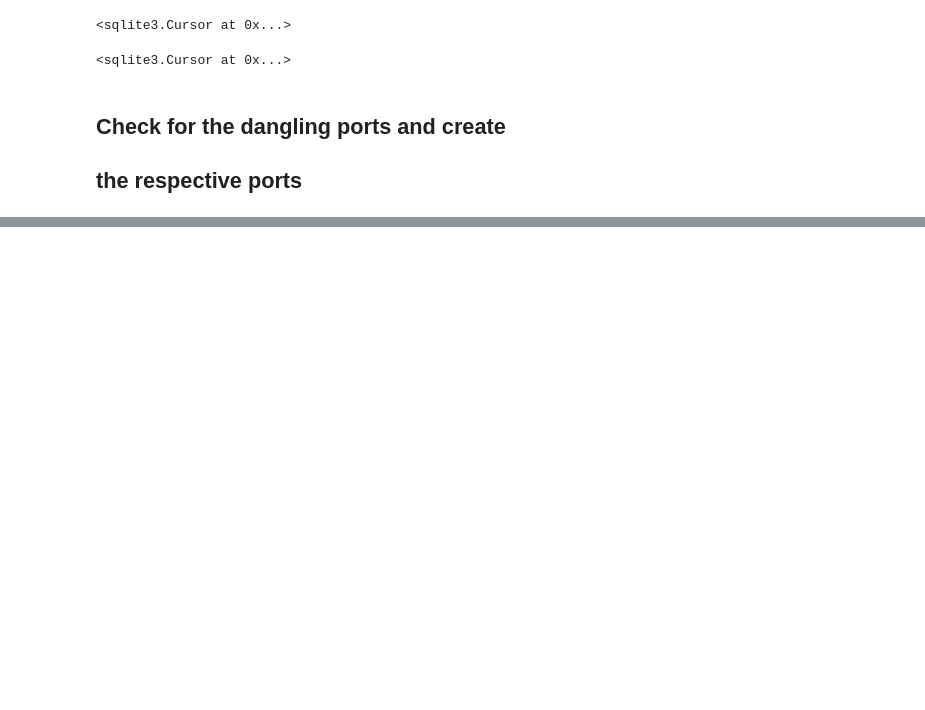
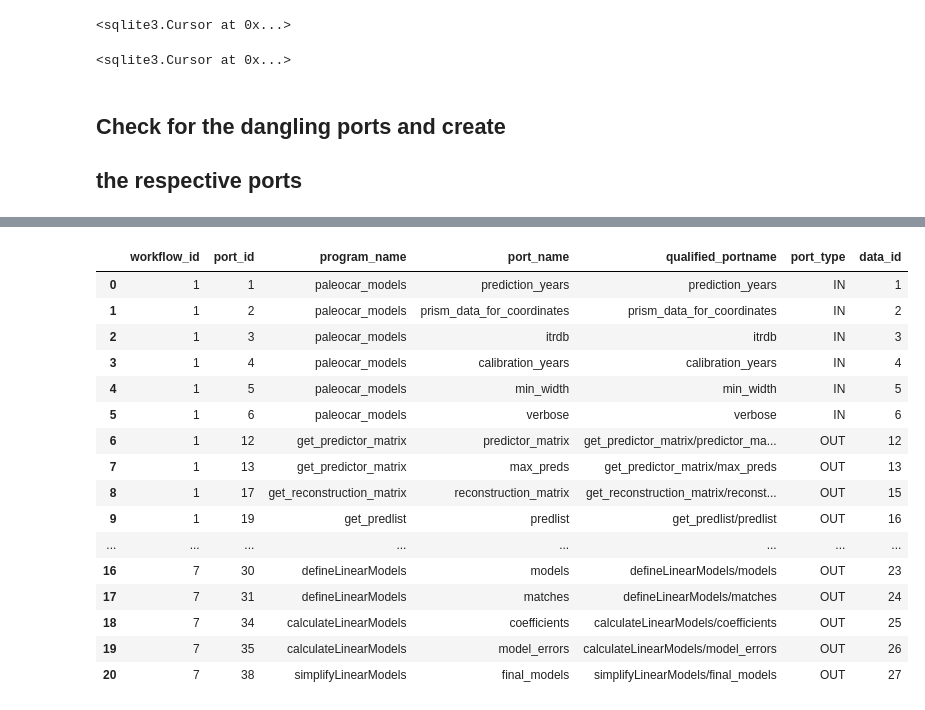
Before and after one commit to idaks/cwl_modeling, a Jupyter notebook: yw_cwl_modeling/yw_cwl_parser/yw2cwl_sql.ipynb, the cells around one changed output, grey strips where cells are left out. Cells and saved outputs as stored; diff of their text form; code cells hidden in the pictures; blank space fills up the shorter version.

```diff
--- a/yw_cwl_modeling/yw_cwl_parser/yw2cwl_sql.ipynb
+++ b/yw_cwl_modeling/yw_cwl_parser/yw2cwl_sql.ipynb
@@ -851,0 +884,20 @@ cwl_file_df
+# %%
+qual_portname
+# %% [output]
+|  | workflow_id | port_id | program_name | port_name | qualified_portname | port_type | data_id |
+| 0 | 1 | 1 | paleocar_models | prediction_years | prediction_years | IN | 1 |
+| 1 | 1 | 2 | paleocar_models | prism_data_for_coordinates | prism_data_for_coordinates | IN | 2 |
+| 2 | 1 | 3 | paleocar_models | itrdb | itrdb | IN | 3 |
+| 3 | 1 | 4 | paleocar_models | calibration_years | calibration_years | IN | 4 |
+| 4 | 1 | 5 | paleocar_models | min_width | min_width | IN | 5 |
+| 5 | 1 | 6 | paleocar_models | verbose | verbose | IN | 6 |
+| 6 | 1 | 12 | get_predictor_matrix | predictor_matrix | get_predictor_matrix/predictor_ma... | OUT | 12 |
+| 7 | 1 | 13 | get_predictor_matrix | max_preds | get_predictor_matrix/max_preds | OUT | 13 |
+| 8 | 1 | 17 | get_reconstruction_matrix | reconstruction_matrix | get_reconstruction_matrix/reconst... | OUT | 15 |
+| 9 | 1 | 19 | get_predlist | predlist | get_predlist/predlist | OUT | 16 |
+| ... | ... | ... | ... | ... | ... | ... | ... |
+| 16 | 7 | 30 | defineLinearModels | models | defineLinearModels/models | OUT | 23 |
+| 17 | 7 | 31 | defineLinearModels | matches | defineLinearModels/matches | OUT | 24 |
+| 18 | 7 | 34 | calculateLinearModels | coefficients | calculateLinearModels/coefficients | OUT | 25 |
+| 19 | 7 | 35 | calculateLinearModels | model_errors | calculateLinearModels/model_errors | OUT | 26 |
+| 20 | 7 | 38 | simplifyLinearModels | final_models | simplifyLinearModels/final_models | OUT | 27 |
```
Also changed, not shown: parts of 25 cells of this notebook, 16 other files.
